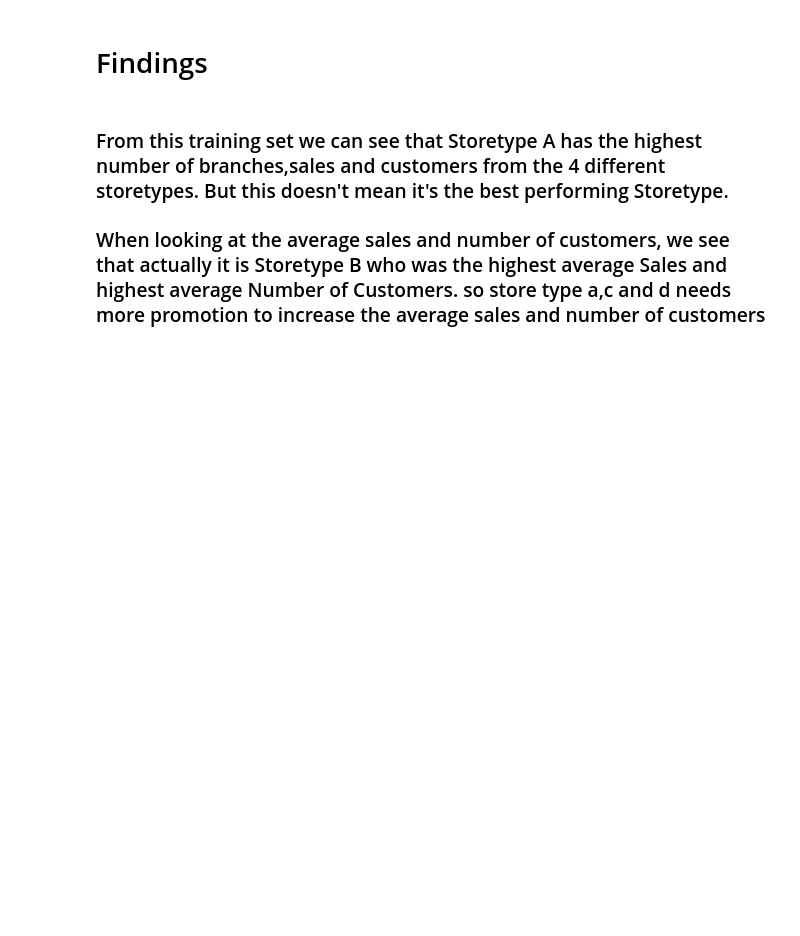
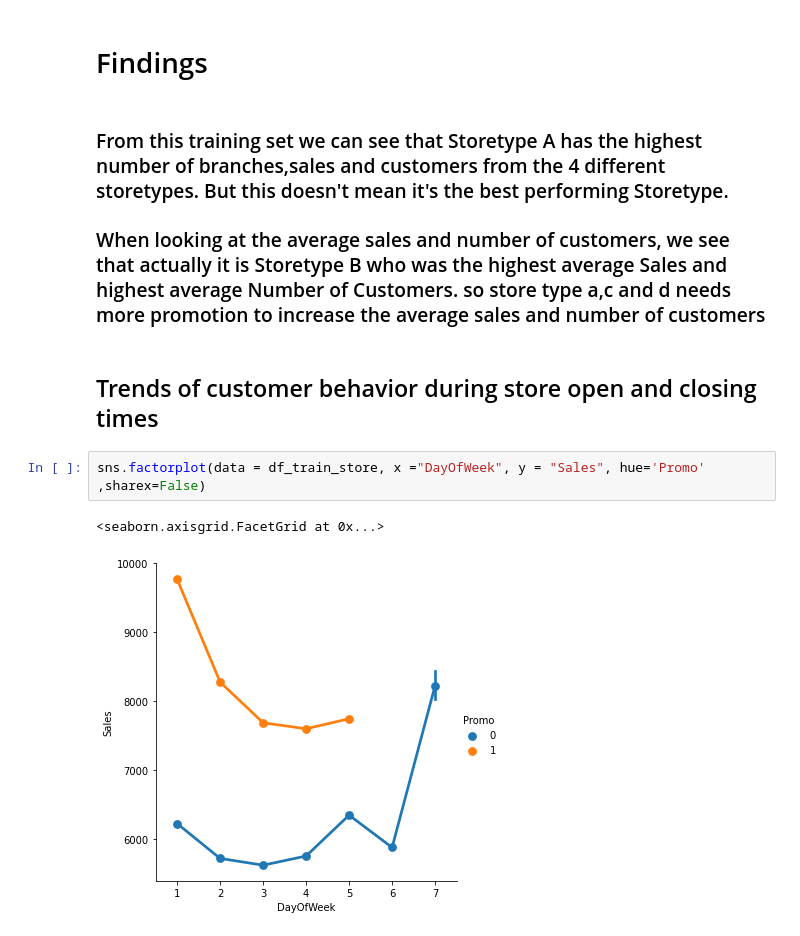
Before and after one commit to nebasam/Forecasting-Sales, a Jupyter notebook: notebooks/data_exploration.ipynb, the cells around one changed output. Drawn from its saved outputs; the diff is of its cells as text; blank space fills up the shorter version.

Commit message:
computes trends of customer during opening and closing times

```diff
--- a/notebooks/data_exploration.ipynb
+++ b/notebooks/data_exploration.ipynb
@@ -504,3 +504,10 @@ plt.show()
 ### From this training set we can see that Storetype A has the highest number of branches,sales and customers from the 4 different storetypes. But this doesn't mean it's the best performing Storetype.
 
 ### When looking at the average sales and number of customers, we see that actually it is Storetype B who was the highest average Sales and highest average Number of Customers. so store type a,c and d  needs more promotion to increase the average sales and number of customers
+# %% [markdown]
+## Trends of customer behavior during store open and closing times
+# %%
+sns.factorplot(data = df_train_store, x ="DayOfWeek", y = "Sales", hue='Promo' ,sharex=False)
+# %% [output]
+<seaborn.axisgrid.FacetGrid at 0x...>
+[figure, added]
```
Also changed, not shown: parts of 1 cell of this notebook.
